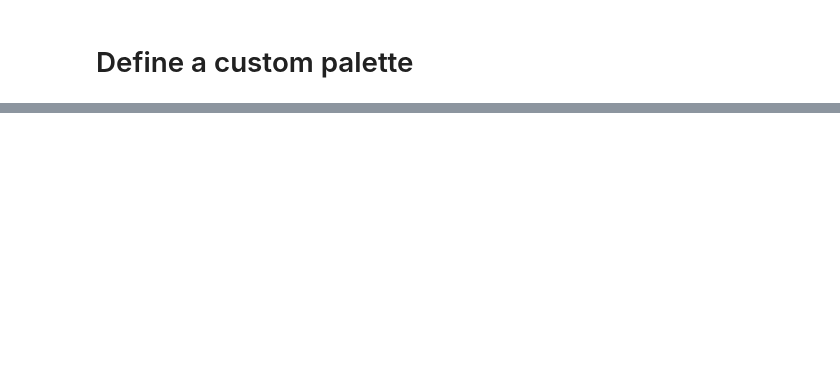
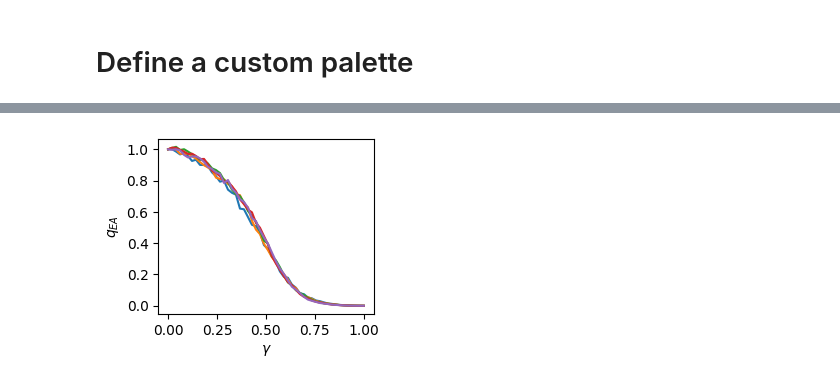
Before and after one commit to petr-ivashkov/quantum-mcmc, a Jupyter notebook: plots/phase_diagram.ipynb, the cells around one changed output, grey strips where cells are left out. Drawn from its saved outputs; the diff is of its cells as text; code cells hidden in the pictures; blank space fills up the shorter version.

```diff
--- a/plots/phase_diagram.ipynb
+++ b/plots/phase_diagram.ipynb
@@ -161,0 +227,29 @@ fig.savefig(f'figures/phase_diagram_n5_10')
+# %%
+fig = plt.figure(figsize=(figure_size_x/2, figure_size_y/1.5))
+
+# Plot data on each subplot
+
+pc6 = plt.plot(gamma_range,
+              np.array(q_avg[6][1][:]) / q_avg[6][1][0])
+pc7 = plt.plot(gamma_range,
+              np.array(q_avg[7][1][:]) / q_avg[7][1][0])
+pc8 = plt.plot(gamma_range,
+              np.array(q_avg[8][1][:]) / q_avg[8][1][0])
+pc9 = plt.plot(gamma_range,
+              np.array(q_avg[9][1][:]) / q_avg[9][1][0])
+pc10 = plt.plot(gamma_range,
+              np.array(q_avg[10][1][:]) / q_avg[10][1][0])
+
+# Set labels
+plt.xlabel('$\gamma$')
+plt.ylabel('$q_{EA}$')
+
+# Adjust layout to prevent overlap
+plt.tight_layout()
+
+# Display the plot
+plt.show()
+
+fig.savefig(f'figures/phase_transition_gamma')
+# %% [output]
+[figure, added]
```
Also changed, not shown: parts of 6 cells of this notebook, 5 other files.
